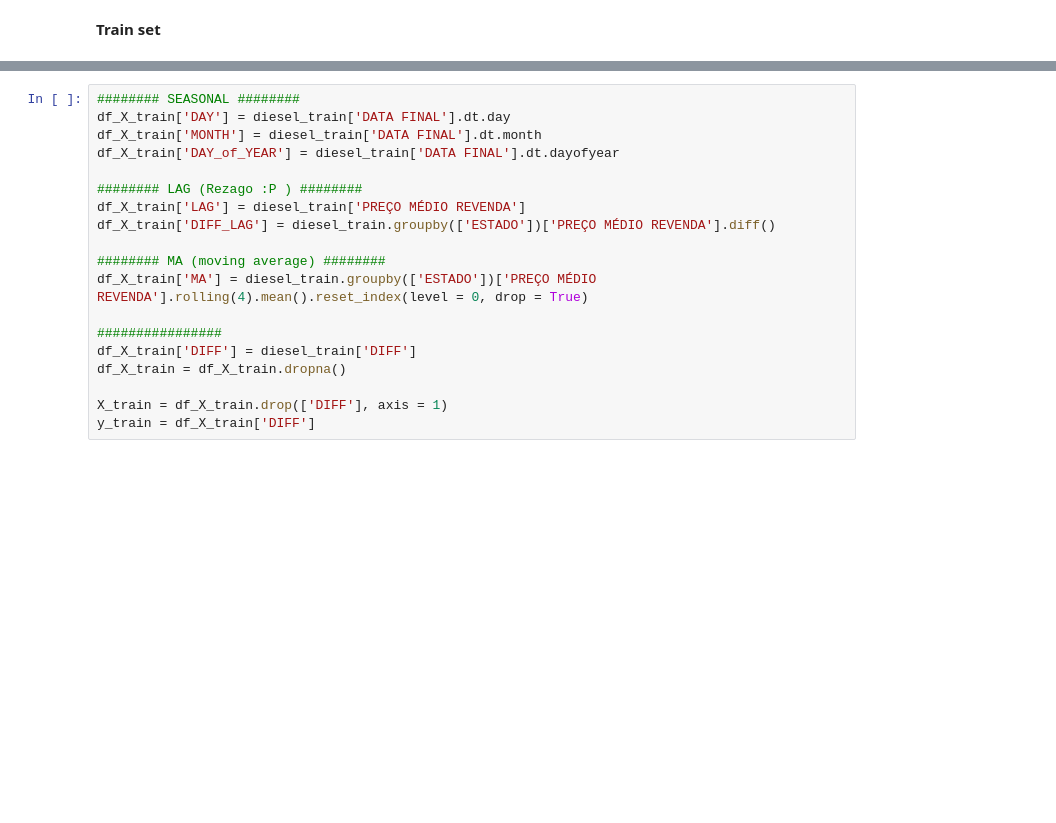
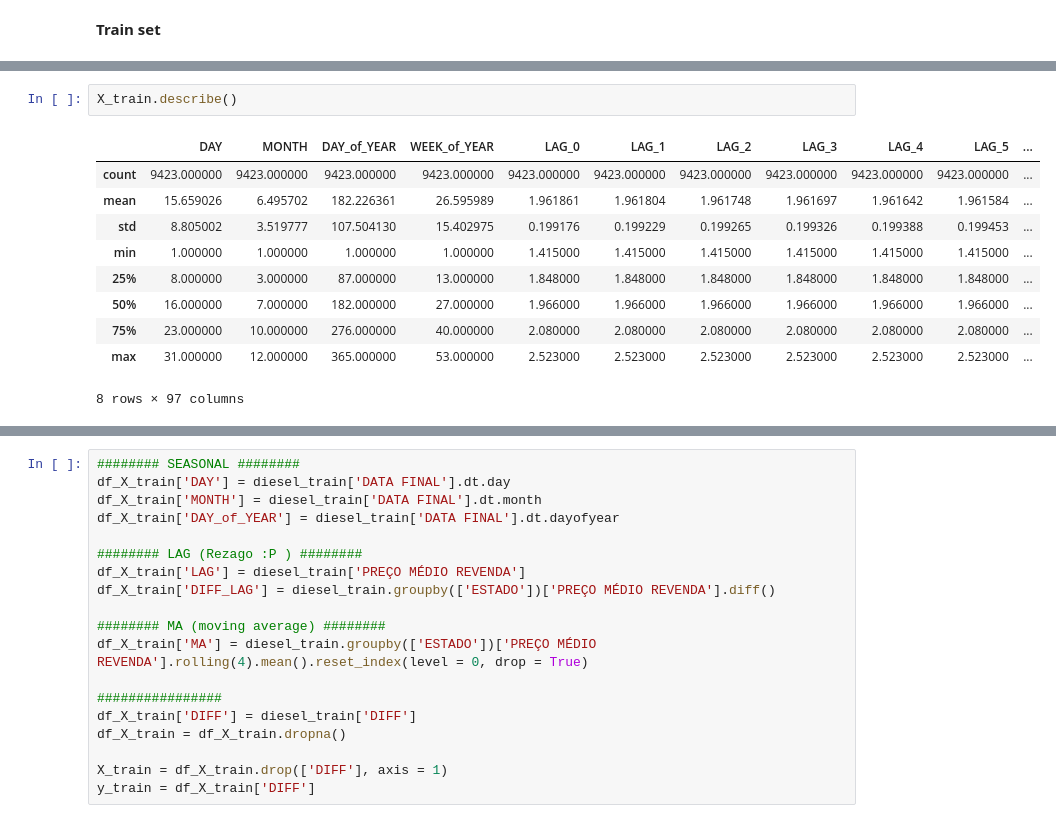
Before and after one commit to dianamenesesg/DS_Projects, a Jupyter notebook: Gas_Prices_TS/Diesel_Prices.ipynb, the cells around one changed output, grey strips where cells are left out. Drawn from its saved outputs; the diff is of its cells as text; blank space fills up the shorter version.

```diff
--- a/Gas_Prices_TS/Diesel_Prices.ipynb
+++ b/Gas_Prices_TS/Diesel_Prices.ipynb
@@ -92,0 +161,13 @@ df_X_test  = pd.DataFrame(index = diesel_test.index)
+# %%
+X_train.describe()
+# %% [output]
+|  | DAY | MONTH | DAY_of_YEAR | WEEK_of_YEAR | LAG_0 | LAG_1 | LAG_2 | LAG_3 | LAG_4 | LAG_5 | ... |
+| count | 9423.000000 | 9423.000000 | 9423.000000 | 9423.000000 | 9423.000000 | 9423.000000 | 9423.000000 | 9423.000000 | 9423.000000 | 9423.000000 | ... |
+| mean | 15.659026 | 6.495702 | 182.226361 | 26.595989 | 1.961861 | 1.961804 | 1.961748 | 1.961697 | 1.961642 | 1.961584 | ... |
+| std | 8.805002 | 3.519777 | 107.504130 | 15.402975 | 0.199176 | 0.199229 | 0.199265 | 0.199326 | 0.199388 | 0.199453 | ... |
+| min | 1.000000 | 1.000000 | 1.000000 | 1.000000 | 1.415000 | 1.415000 | 1.415000 | 1.415000 | 1.415000 | 1.415000 | ... |
+| 25% | 8.000000 | 3.000000 | 87.000000 | 13.000000 | 1.848000 | 1.848000 | 1.848000 | 1.848000 | 1.848000 | 1.848000 | ... |
+| 50% | 16.000000 | 7.000000 | 182.000000 | 27.000000 | 1.966000 | 1.966000 | 1.966000 | 1.966000 | 1.966000 | 1.966000 | ... |
+| 75% | 23.000000 | 10.000000 | 276.000000 | 40.000000 | 2.080000 | 2.080000 | 2.080000 | 2.080000 | 2.080000 | 2.080000 | ... |
+| max | 31.000000 | 12.000000 | 365.000000 | 53.000000 | 2.523000 | 2.523000 | 2.523000 | 2.523000 | 2.523000 | 2.523000 | ... |
+8 rows × 97 columns
```
Also changed, not shown: parts of 34 cells of this notebook.
